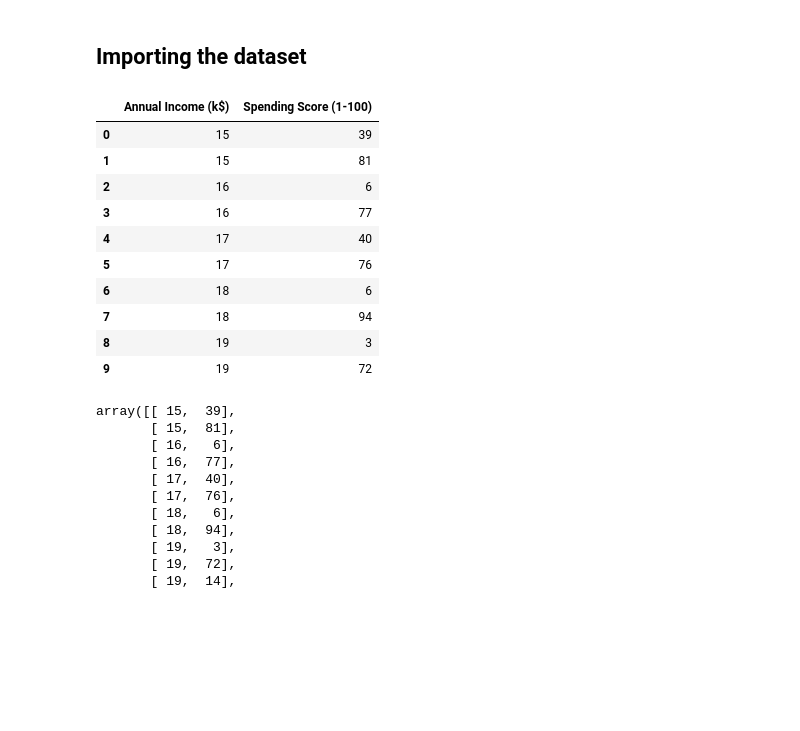
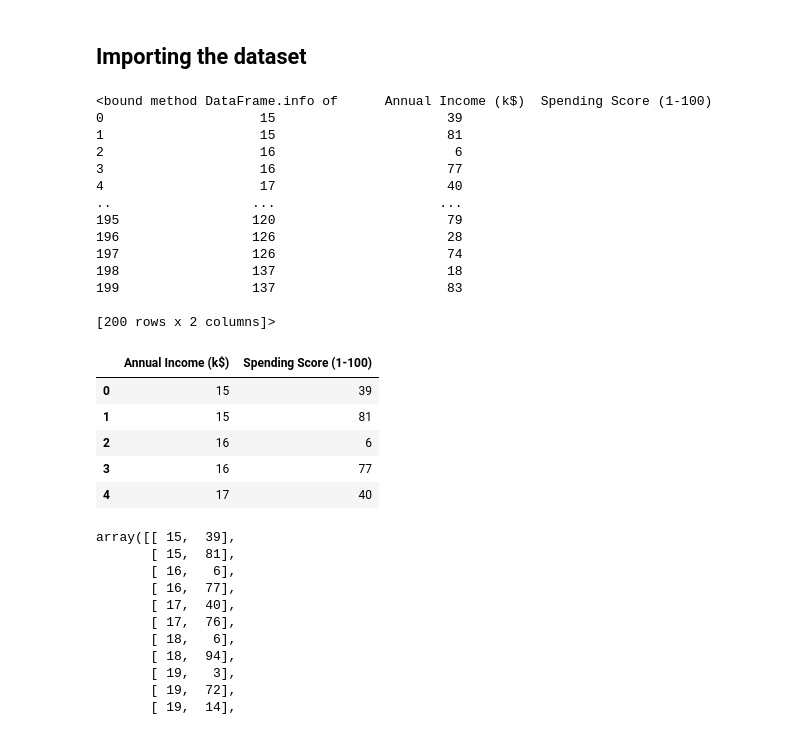
Before and after one commit to MikkoDT/MexEE402_AI, a Jupyter notebook: Machine_Learning/Part_3/k_means_clustering.ipynb, the cells around one changed output. Saved outputs shown, nothing was run; the diff lists cells and outputs as text; code cells hidden in the pictures; blank space fills up the shorter version.

```diff
--- a/Machine_Learning/Part_3/k_means_clustering.ipynb
+++ b/Machine_Learning/Part_3/k_means_clustering.ipynb
@@ -5,20 +5,32 @@
 # %%
 import pandas as pd
 dataset = pd.read_csv('data.csv')
+# %%
+dataset.info
+# %% [output]
+<bound method DataFrame.info of      Annual Income (k$)  Spending Score (1-100)
+0                    15                      39
+1                    15                      81
+2                    16                       6
+3                    16                      77
+4                    17                      40
+..                  ...                     ...
+195                 120                      79
+196                 126                      28
+197                 126                      74
+198                 137                      18
+199                 137                      83
+
+[200 rows x 2 columns]>
 # %%
-dataset.head(10)
+dataset.head()
 # %% [output]
 |  | Annual Income (k$) | Spending Score (1-100) |
 | 0 | 15 | 39 |
 | 1 | 15 | 81 |
 | 2 | 16 | 6 |
 | 3 | 16 | 77 |
 | 4 | 17 | 40 |
-| 5 | 17 | 76 |
-| 6 | 18 | 6 |
-| 7 | 18 | 94 |
-| 8 | 19 | 3 |
-| 9 | 19 | 72 |
 # %%
 X = dataset.iloc[:,:].values
 X
```
Also changed, not shown: parts of 5 cells of this notebook.
